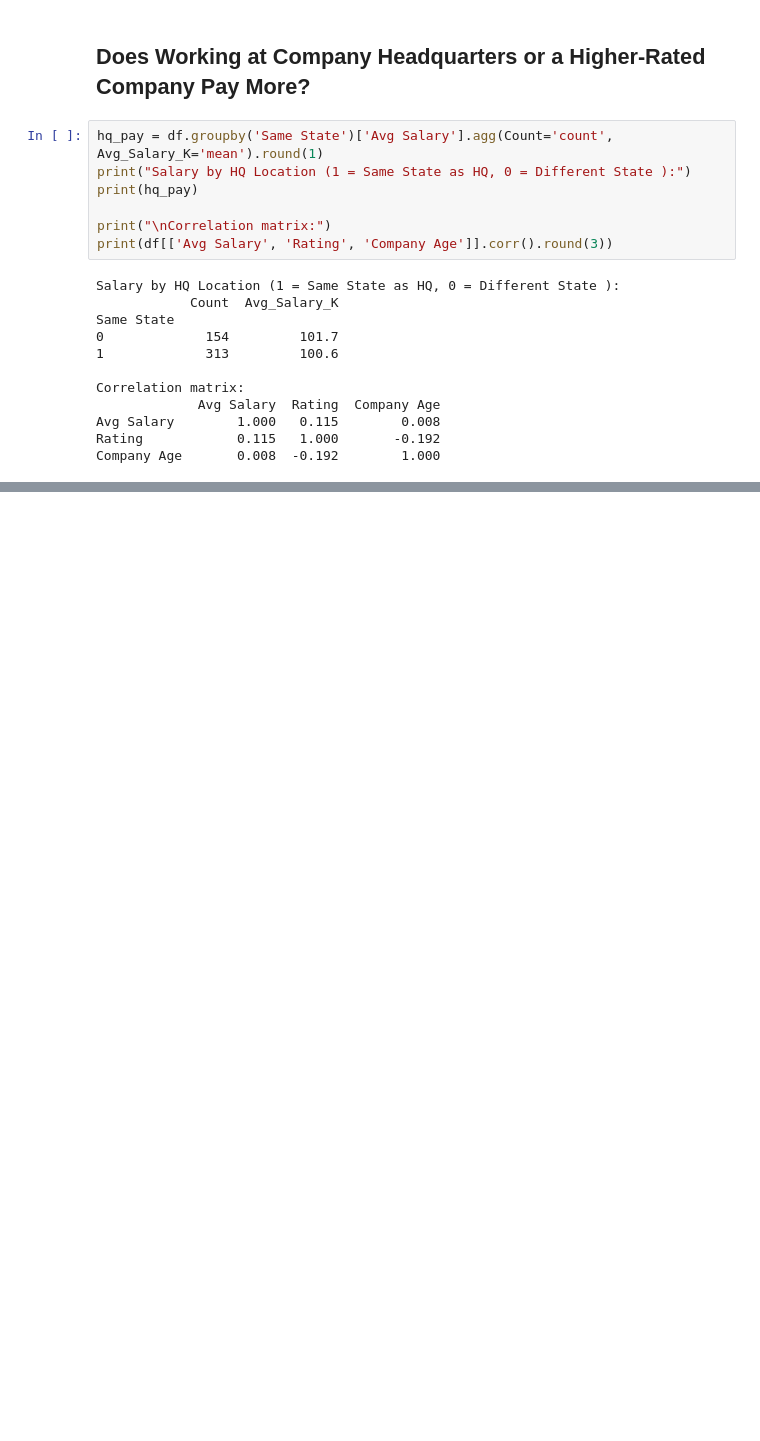
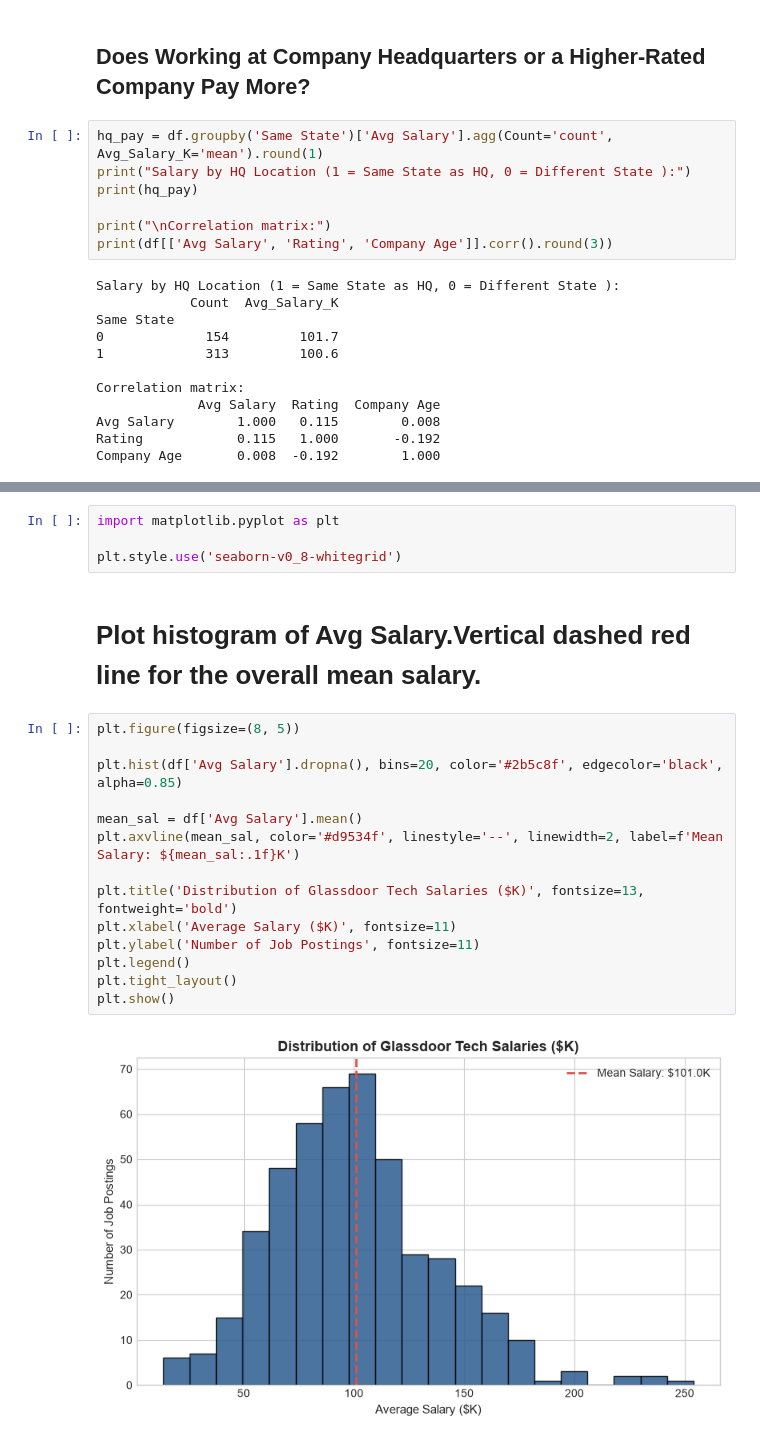
Before and after one commit to aditya-vishnoi/glassdoor-salary-analysis, a Jupyter notebook: notebooks/tech_salary_analysis.ipynb, the cells around one changed output, grey strips where cells are left out. Drawn from its saved outputs; the diff is of its cells as text; blank space fills up the shorter version.

Commit message:
Add EDA aggregations and Matplotlib visualizations

```diff
--- a/notebooks/tech_salary_analysis.ipynb
+++ b/notebooks/tech_salary_analysis.ipynb
@@ -461,0 +479,22 @@ Company Age       0.008  -0.192        1.000
+# %%
+import matplotlib.pyplot as plt
+
+plt.style.use('seaborn-v0_8-whitegrid')
+# %% [markdown]
+# Plot histogram of Avg Salary.Vertical dashed red line for the overall mean salary.
+# %%
+plt.figure(figsize=(8, 5))
+
+plt.hist(df['Avg Salary'].dropna(), bins=20, color='#2b5c8f', edgecolor='black', alpha=0.85)
+
+mean_sal = df['Avg Salary'].mean()
+plt.axvline(mean_sal, color='#d9534f', linestyle='--', linewidth=2, label=f'Mean Salary: ${mean_sal:.1f}K')
+
+plt.title('Distribution of Glassdoor Tech Salaries ($K)', fontsize=13, fontweight='bold')
+plt.xlabel('Average Salary ($K)', fontsize=11)
+plt.ylabel('Number of Job Postings', fontsize=11)
+plt.legend()
+plt.tight_layout()
+plt.show()
+# %% [output]
+[figure, added]
```
Also changed, not shown: parts of 5 cells of this notebook.
